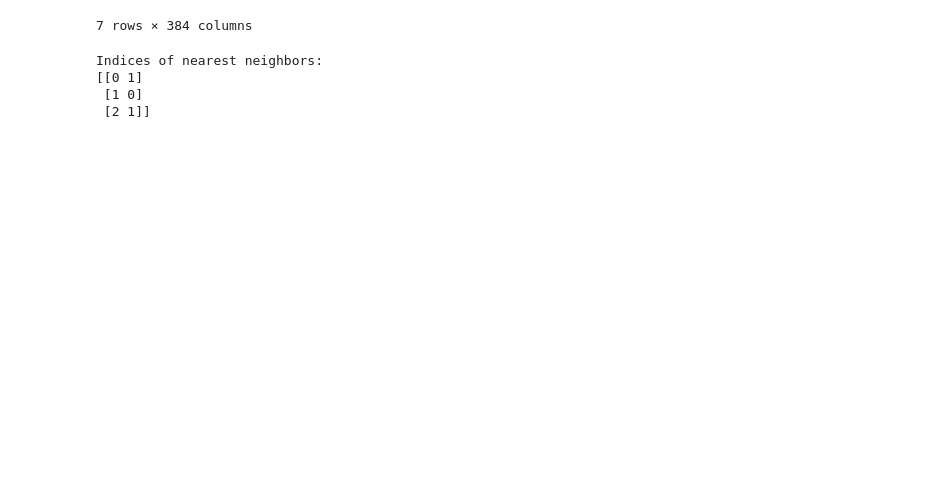
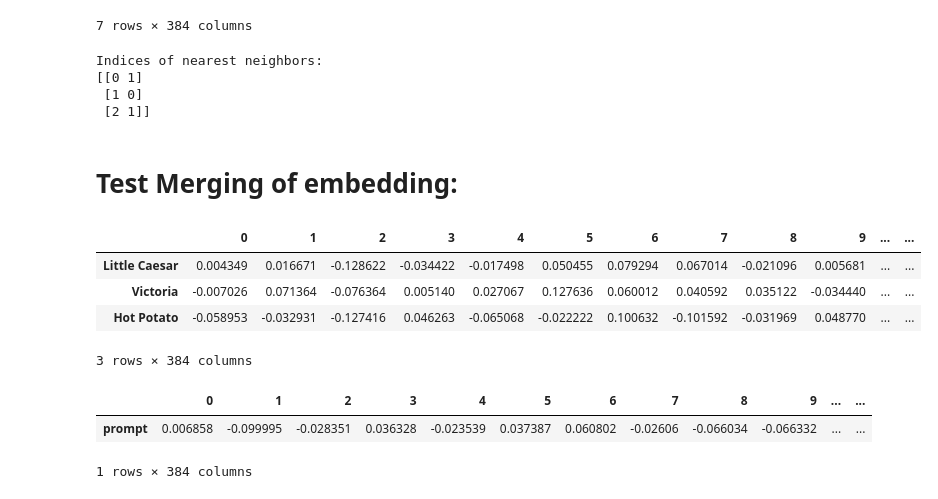
Before and after one commit to rossnorman11/movie_recommendation_GPT, a Jupyter notebook: notebooks/Transformer_encoder_edited_p.ipynb, the cells around one changed output. Drawn from its saved outputs; the diff is of its cells as text; code cells hidden in the pictures; blank space fills up the shorter version.

```diff
--- a/notebooks/Transformer_encoder_edited_p.ipynb
+++ b/notebooks/Transformer_encoder_edited_p.ipynb
@@ -295,3 +288,28 @@ Indices of nearest neighbors:
 [[0 1]
  [1 0]
  [2 1]]
+# %% [markdown]
+# Test Merging of embedding:
+# %%
+from movie_recom.ml_logic.data import get_data
+# get the embedded data
+favs = ['Little Caesar', 'Victoria', 'Hot Potato']
+
+df_embedded = get_data('processed_data/data_mini_embedded.csv')
+df_embedded
+
+
+df_filtered = df_embedded[df_embedded.index.isin(favs)]
+df_filtered
+# %% [output]
+|  | 0 | 1 | 2 | 3 | 4 | 5 | 6 | 7 | 8 | 9 | ... | ... |
+| Little Caesar | 0.004349 | 0.016671 | -0.128622 | -0.034422 | -0.017498 | 0.050455 | 0.079294 | 0.067014 | -0.021096 | 0.005681 | ... | ... |
+| Victoria | -0.007026 | 0.071364 | -0.076364 | 0.005140 | 0.027067 | 0.127636 | 0.060012 | 0.040592 | 0.035122 | -0.034440 | ... | ... |
+| Hot Potato | -0.058953 | -0.032931 | -0.127416 | 0.046263 | -0.065068 | -0.022222 | 0.100632 | -0.101592 | -0.031969 | 0.048770 | ... | ... |
+3 rows × 384 columns
+# %%
+prompt_df_embedded
+# %% [output]
+|  | 0 | 1 | 2 | 3 | 4 | 5 | 6 | 7 | 8 | 9 | ... | ... |
+| prompt | 0.006858 | -0.099995 | -0.028351 | 0.036328 | -0.023539 | 0.037387 | 0.060802 | -0.02606 | -0.066034 | -0.066332 | ... | ... |
+1 rows × 384 columns
```
Also changed, not shown: parts of 6 cells of this notebook, 4 other files.
